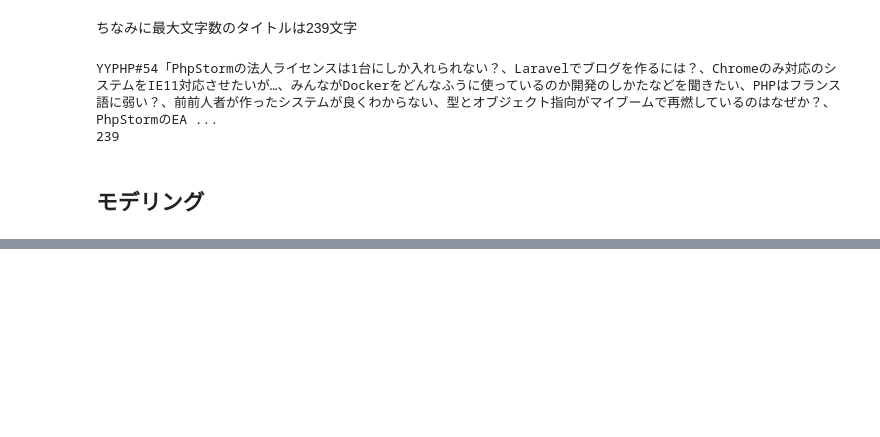
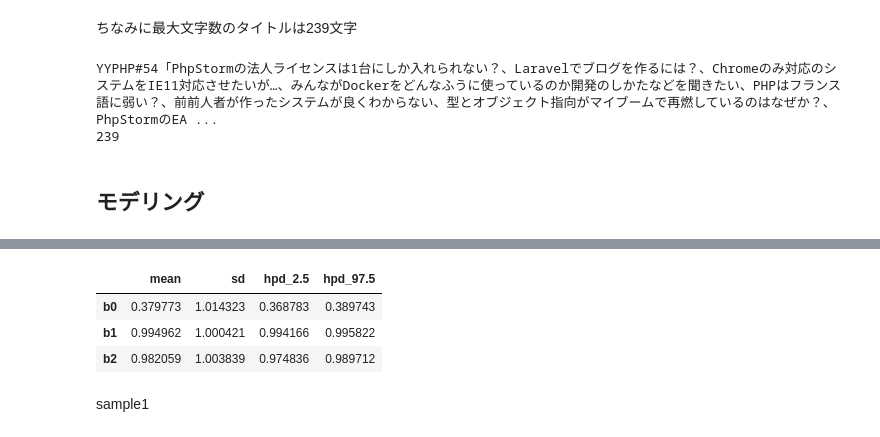
Before and after one commit to yukinagae/qiita_analysis, a Jupyter notebook: バズる記事分析.ipynb, the cells around one changed output, grey strips where cells are left out. Drawn from its saved outputs; the diff is of its cells as text; code cells hidden in the pictures; blank space fills up the shorter version.

```diff
--- a/バズる記事分析.ipynb
+++ b/バズる記事分析.ipynb
@@ -300,0 +379,9 @@ pm.summary(trace)
+# %%
+np.exp(pm.summary(trace))[['mean', 'sd', 'hpd_2.5','hpd_97.5']]
+# %% [output]
+|  | mean | sd | hpd_2.5 | hpd_97.5 |
+| b0 | 0.379773 | 1.014323 | 0.368783 | 0.389743 |
+| b1 | 0.994962 | 1.000421 | 0.994166 | 0.995822 |
+| b2 | 0.982059 | 1.003839 | 0.974836 | 0.989712 |
+# %% [markdown]
+sample1
```
Also changed, not shown: parts of 30 cells of this notebook.
